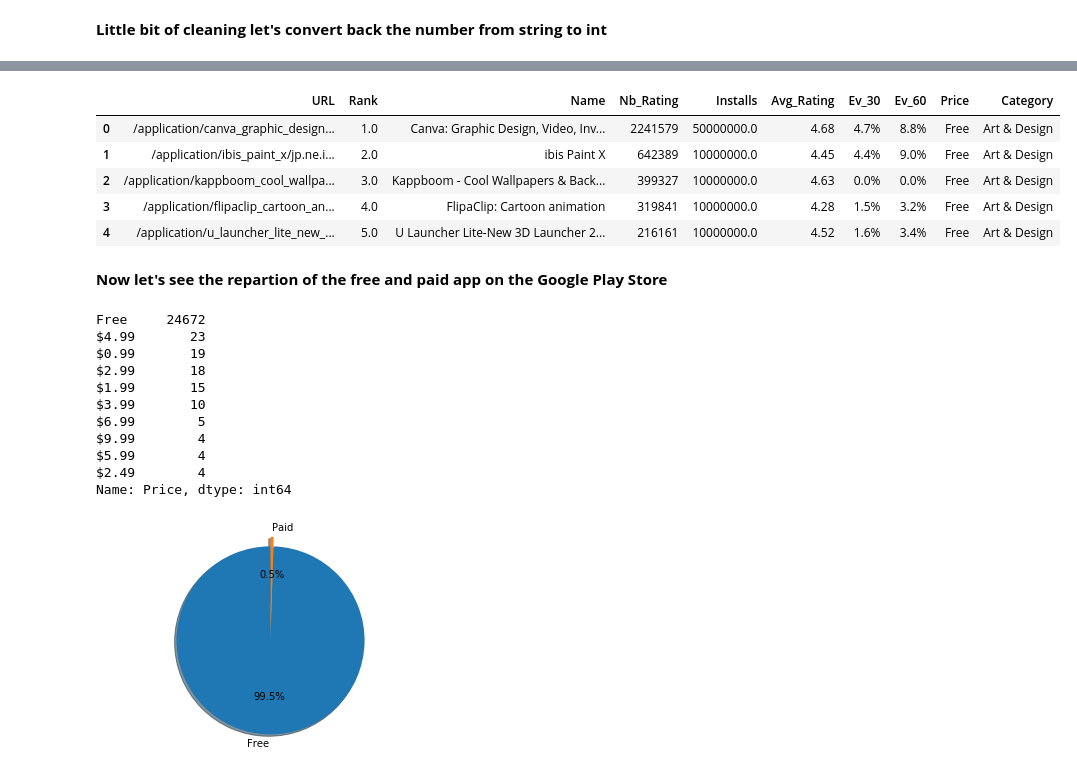
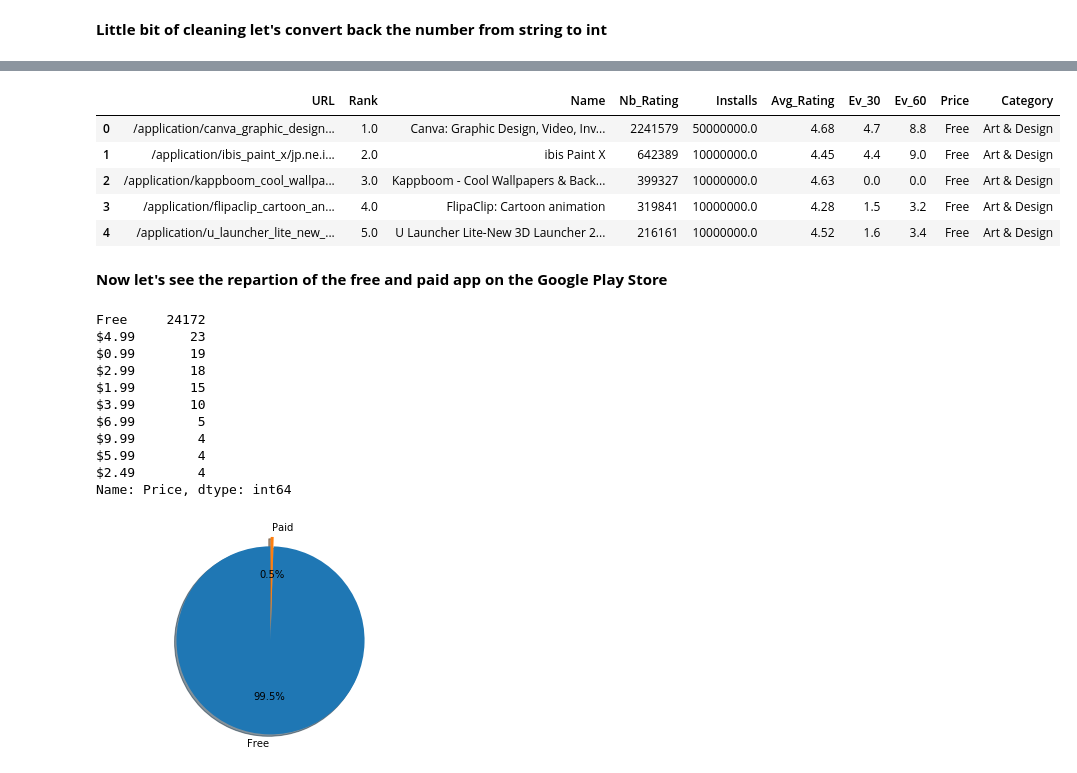
Before and after one commit to com-480-data-visualization/com-480-project-javastreet, a Jupyter notebook: analysis2.ipynb, the cells around one changed output, grey strips where cells are left out. Cells and saved outputs as stored; diff of their text form; code cells hidden in the pictures.

```diff
--- a/analysis2.ipynb
+++ b/analysis2.ipynb
@@ -127,0 +152,3 @@ df_app.head(10)
+# %%
+df_app.dropna(inplace=True)
+df_app.isna().values.any()
@@ -170,28 +178,28 @@ df_app
 # %%
 df_app["Nb_Rating"] = df_app["Nb_Rating"].str.replace(',', '')
 df_app["Nb_Rating"] = df_app["Nb_Rating"].astype(int)
 df_app["Installs"] = df_app["Installs"].str.replace(' ', '')
 df_app["Installs"] = (df_app["Installs"].str.replace(r'[kM]+$', '', regex=True).astype(float) * \
                         df_app["Installs"].str.extract(r'[\d\.]+([kM]+)', expand=False)
                          .fillna(1)
                           .replace(['k','M'], [10**3, 10**6]).astype(int))
 df_app["Avg_Rating"] = df_app["Avg_Rating"].astype(float)
-df_app["Nb_Rating"] = df_app["Nb_Rating"].astype(int)
-df_app["Installs"] = df_app["Installs"].str.replace(' ', '')
+df_app["Ev_30"] = df_app["Ev_30"].str.replace('%', '').astype(float)
+df_app["Ev_60"] = df_app["Ev_60"].str.replace('%', '').astype(float)
 df_app.head(5)
 # %% [output]
 |  | URL | Rank | Name | Nb_Rating | Installs | Avg_Rating | Ev_30 | Ev_60 | Price | Category |
-| 0 | /application/canva_graphic_design... | 1.0 | Canva: Graphic Design, Video, Inv... | 2241579 | 50000000.0 | 4.68 | 4.7% | 8.8% | Free | Art & Design |
-| 1 | /application/ibis_paint_x/jp.ne.i... | 2.0 | ibis Paint X | 642389 | 10000000.0 | 4.45 | 4.4% | 9.0% | Free | Art & Design |
-| 2 | /application/kappboom_cool_wallpa... | 3.0 | Kappboom - Cool Wallpapers & Back... | 399327 | 10000000.0 | 4.63 | 0.0% | 0.0% | Free | Art & Design |
-| 3 | /application/flipaclip_cartoon_an... | 4.0 | FlipaClip: Cartoon animation | 319841 | 10000000.0 | 4.28 | 1.5% | 3.2% | Free | Art & Design |
-| 4 | /application/u_launcher_lite_new_... | 5.0 | U Launcher Lite-New 3D Launcher 2... | 216161 | 10000000.0 | 4.52 | 1.6% | 3.4% | Free | Art & Design |
+| 0 | /application/canva_graphic_design... | 1.0 | Canva: Graphic Design, Video, Inv... | 2241579 | 50000000.0 | 4.68 | 4.7 | 8.8 | Free | Art & Design |
+| 1 | /application/ibis_paint_x/jp.ne.i... | 2.0 | ibis Paint X | 642389 | 10000000.0 | 4.45 | 4.4 | 9.0 | Free | Art & Design |
+| 2 | /application/kappboom_cool_wallpa... | 3.0 | Kappboom - Cool Wallpapers & Back... | 399327 | 10000000.0 | 4.63 | 0.0 | 0.0 | Free | Art & Design |
+| 3 | /application/flipaclip_cartoon_an... | 4.0 | FlipaClip: Cartoon animation | 319841 | 10000000.0 | 4.28 | 1.5 | 3.2 | Free | Art & Design |
+| 4 | /application/u_launcher_lite_new_... | 5.0 | U Launcher Lite-New 3D Launcher 2... | 216161 | 10000000.0 | 4.52 | 1.6 | 3.4 | Free | Art & Design |
 # %% [markdown]
 **Now let's see the repartion of the free and paid app on the Google Play Store**
 # %%
 df_app["Price"].value_counts().head(10)
 # %% [output]
-Free     24672
+Free     24172
 $4.99       23
 $0.99       19
 $2.99       18
```
Also changed, not shown: parts of 10 cells of this notebook.
